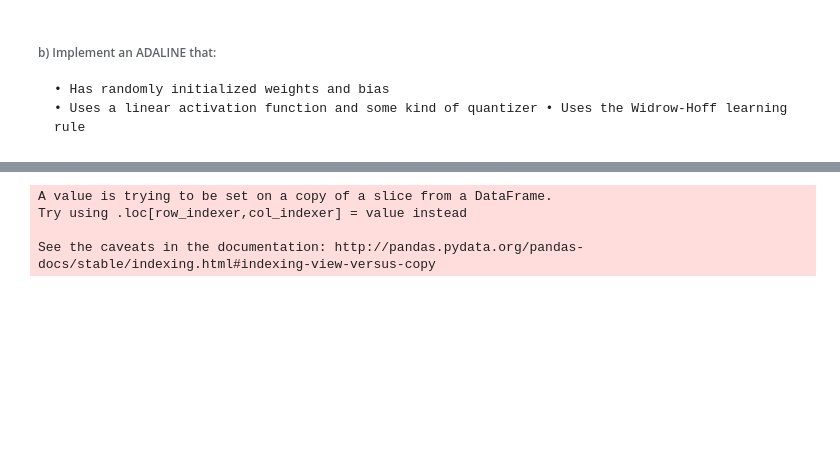
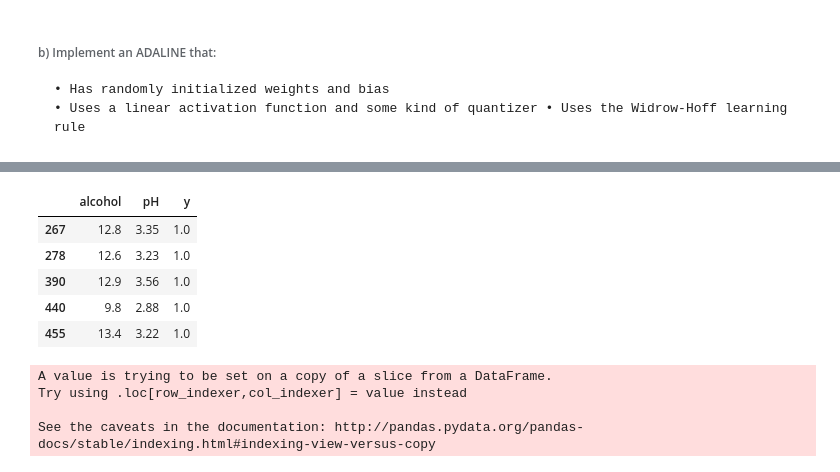
Before and after one commit to VoronaMV/ft_sommilier, a Jupyter notebook: ft_sommilier.ipynb, the cells around one changed output, grey strips where cells are left out. Cells and saved outputs as stored; diff of their text form; code cells hidden in the pictures; blank space fills up the shorter version.

```diff
--- a/ft_sommilier.ipynb
+++ b/ft_sommilier.ipynb
@@ -277,3 +459,12 @@ See the caveats in the documentation: http://pandas.pydata.org/pandas-docs/stabl
+# %%
+dataset.head()
+# %% [output]
+|  | alcohol | pH | y |
+| 267 | 12.8 | 3.35 | 1.0 |
+| 278 | 12.6 | 3.23 | 1.0 |
+| 390 | 12.9 | 3.56 | 1.0 |
+| 440 | 9.8 | 2.88 | 1.0 |
+| 455 | 13.4 | 3.22 | 1.0 |
 # %%
 random.seed(3)
 
```
Also changed, not shown: parts of 5 cells of this notebook.
